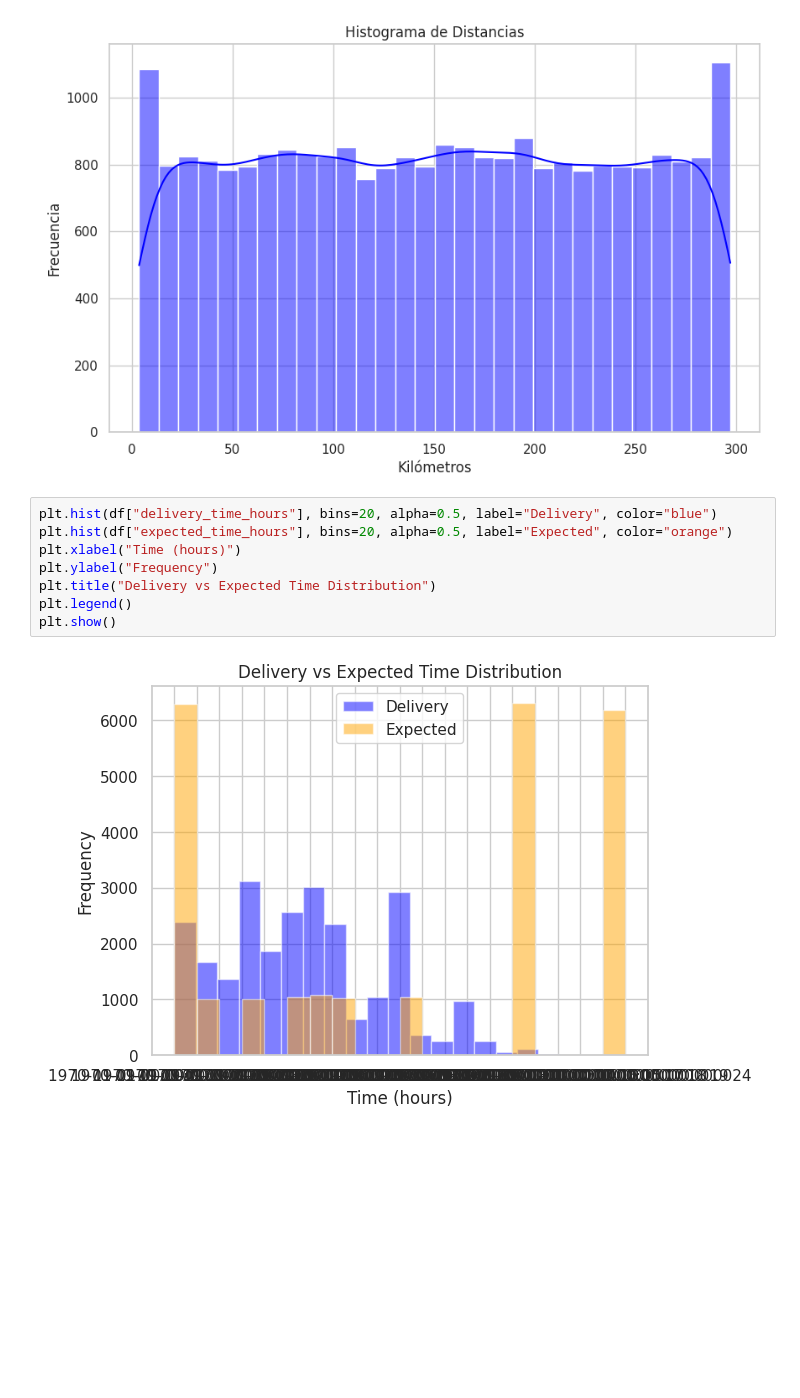
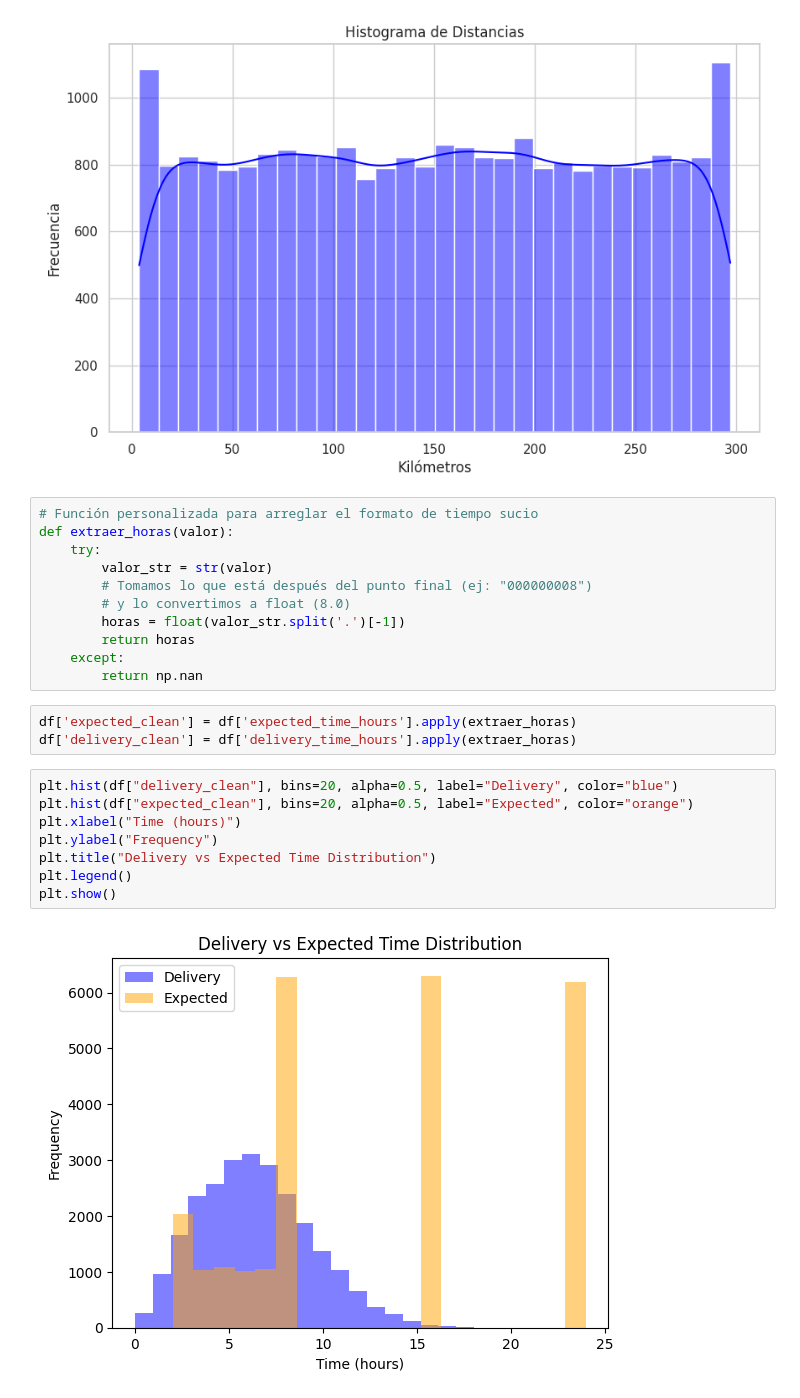
Before and after one commit to RodrigoGonzalez78/delivery-_logistics, a Jupyter notebook: notebooks/analisis.ipynb, the cells around one changed output. Saved outputs shown, nothing was run; the diff lists cells and outputs as text; blank space fills up the shorter version.

```diff
--- a/notebooks/analisis.ipynb
+++ b/notebooks/analisis.ipynb
@@ -207,13 +207,27 @@ plt.ylabel('Frecuencia')
 plt.show()
 # %% [output]
 [figure]
+# %%
+# Función personalizada para arreglar el formato de tiempo sucio
+def extraer_horas(valor):
+    try:
+        valor_str = str(valor)
+        # Tomamos lo que está después del punto final (ej: "000000008")
+        # y lo convertimos a float (8.0)
+        horas = float(valor_str.split('.')[-1])
+        return horas
+    except:
+        return np.nan
+# %%
+df['expected_clean'] = df['expected_time_hours'].apply(extraer_horas)
+df['delivery_clean'] = df['delivery_time_hours'].apply(extraer_horas)
 # %%
-plt.hist(df["delivery_time_hours"], bins=20, alpha=0.5, label="Delivery", color="blue")
-plt.hist(df["expected_time_hours"], bins=20, alpha=0.5, label="Expected", color="orange")
+plt.hist(df["delivery_clean"], bins=20, alpha=0.5, label="Delivery", color="blue")
+plt.hist(df["expected_clean"], bins=20, alpha=0.5, label="Expected", color="orange")
 plt.xlabel("Time (hours)")
 plt.ylabel("Frequency")
 plt.title("Delivery vs Expected Time Distribution")
 plt.legend()
 plt.show()
 # %% [output]
-[figure, old version]
+[figure, new version]
```
Also changed, not shown: parts of 1 cell of this notebook, 14 other files.
